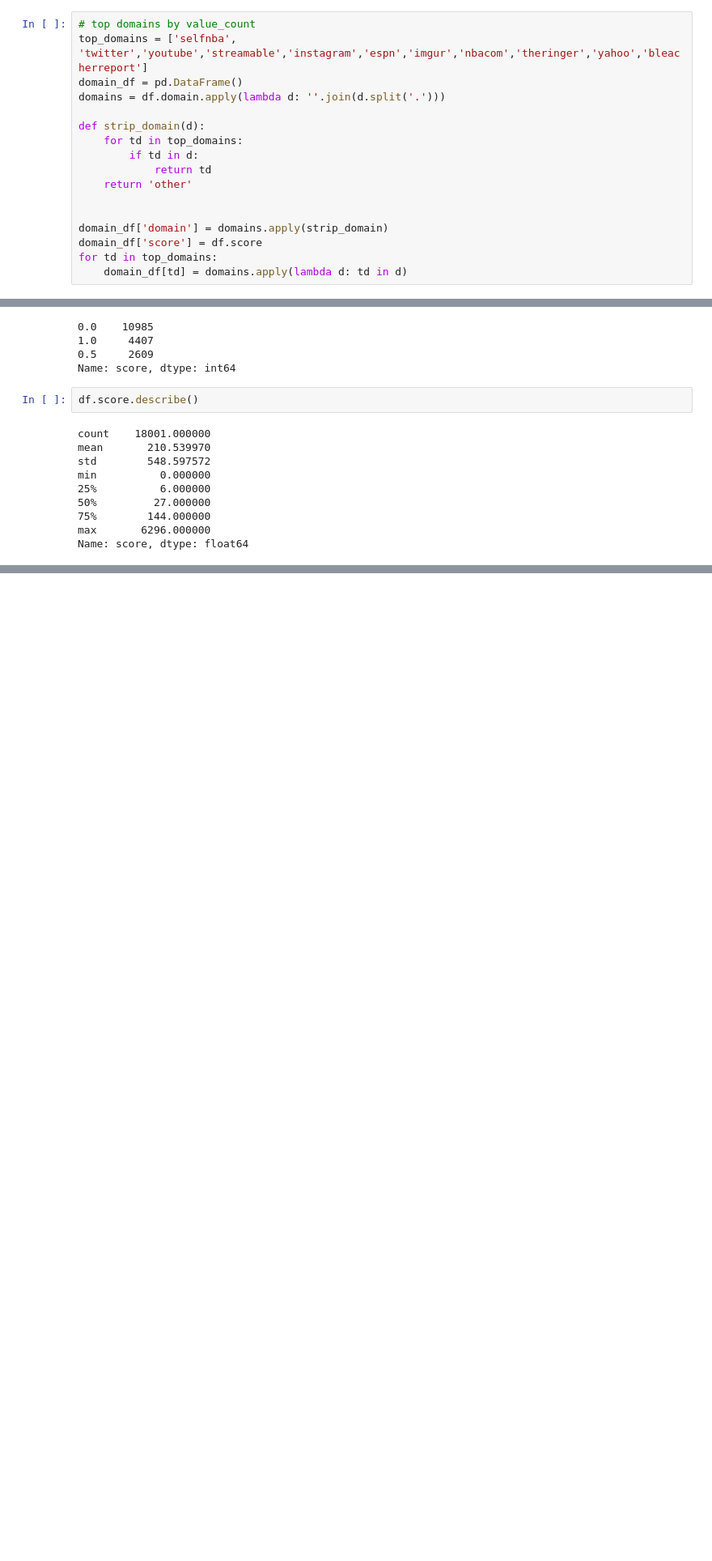
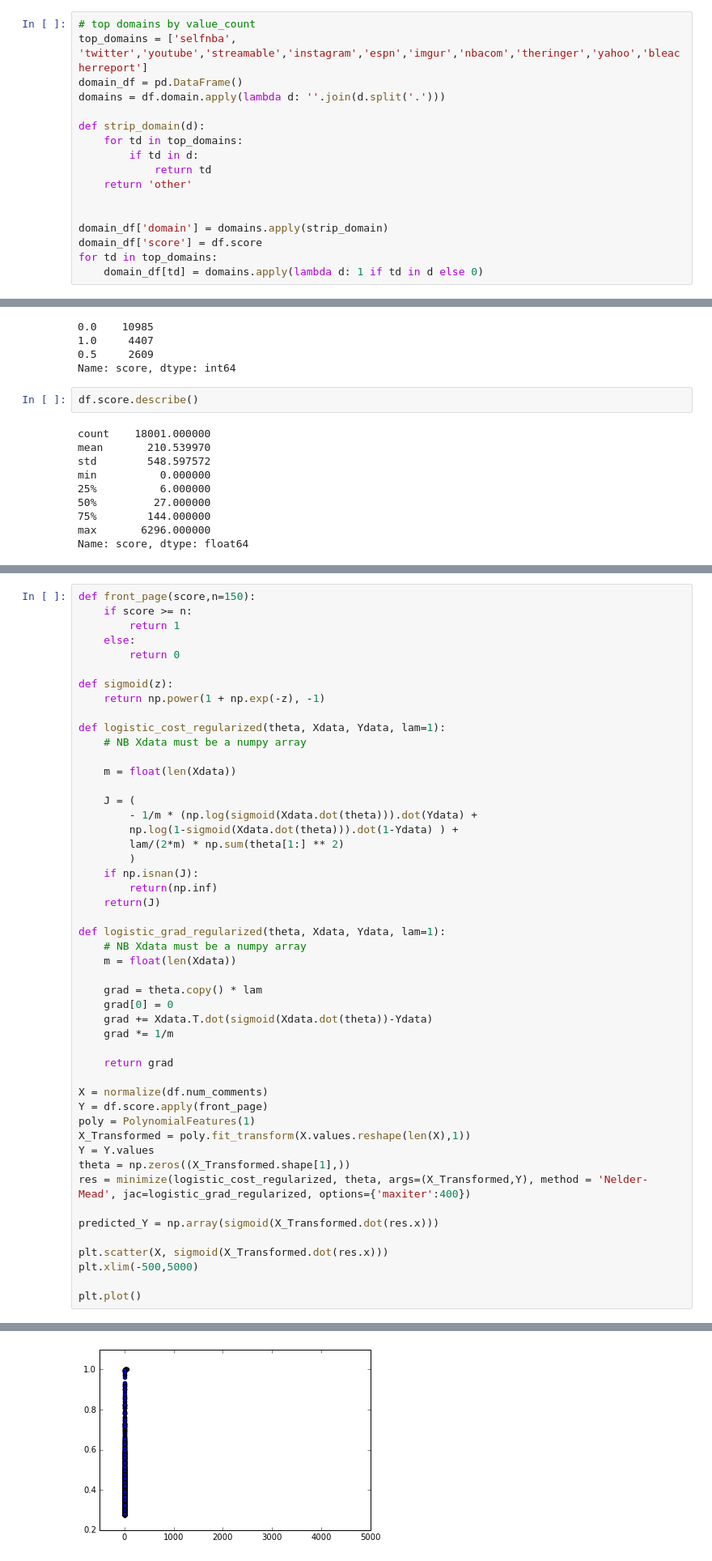
Before and after one commit to blin17/reddit_nba_predictor, a Jupyter notebook: Reddit_Analysis.ipynb, the cells around one changed output, grey strips where cells are left out. Shown at 81% size. Cells and saved outputs as stored; diff of their text form; blank space fills up the shorter version.

```diff
--- a/Reddit_Analysis.ipynb
+++ b/Reddit_Analysis.ipynb
@@ -40,7 +42,7 @@ def strip_domain(d):
 domain_df['domain'] = domains.apply(strip_domain)
 domain_df['score'] = df.score
 for td in top_domains:
-    domain_df[td] = domains.apply(lambda d: td in d)
+    domain_df[td] = domains.apply(lambda d: 1 if td in d else 0)
 # %%
 def normalize(column):
     mean = np.mean(column)
@@ -116,0 +158,50 @@ model.fit()
+# %%
+def front_page(score,n=150):
+    if score >= n:
+        return 1
+    else:
+        return 0
+
+def sigmoid(z):
+    return np.power(1 + np.exp(-z), -1)
+
+def logistic_cost_regularized(theta, Xdata, Ydata, lam=1):
+    # NB Xdata must be a numpy array
+
+    m = float(len(Xdata))
+
+    J = (
+        - 1/m * (np.log(sigmoid(Xdata.dot(theta))).dot(Ydata) +
+        np.log(1-sigmoid(Xdata.dot(theta))).dot(1-Ydata) ) +
+        lam/(2*m) * np.sum(theta[1:] ** 2)
+        )
+    if np.isnan(J):
+        return(np.inf)
+    return(J)
+
+def logistic_grad_regularized(theta, Xdata, Ydata, lam=1):
+    # NB Xdata must be a numpy array
+    m = float(len(Xdata))
+
+    grad = theta.copy() * lam
+    grad[0] = 0
+    grad += Xdata.T.dot(sigmoid(Xdata.dot(theta))-Ydata)
+    grad *= 1/m
+
+    return grad
+
+X = normalize(df.num_comments)
+Y = df.score.apply(front_page)
+poly = PolynomialFeatures(1)
+X_Transformed = poly.fit_transform(X.values.reshape(len(X),1))
+Y = Y.values
+theta = np.zeros((X_Transformed.shape[1],))
+res = minimize(logistic_cost_regularized, theta, args=(X_Transformed,Y), method = 'Nelder-Mead', jac=logistic_grad_regularized, options={'maxiter':400})
+
+predicted_Y = np.array(sigmoid(X_Transformed.dot(res.x)))
+
+plt.scatter(X, sigmoid(X_Transformed.dot(res.x)))
+plt.xlim(-500,5000)
+
+plt.plot()
+# %% [output]
@@ -116,0 +209 @@ model.fit()
+[figure, added]
```
Also changed, not shown: parts of 10 cells of this notebook.
